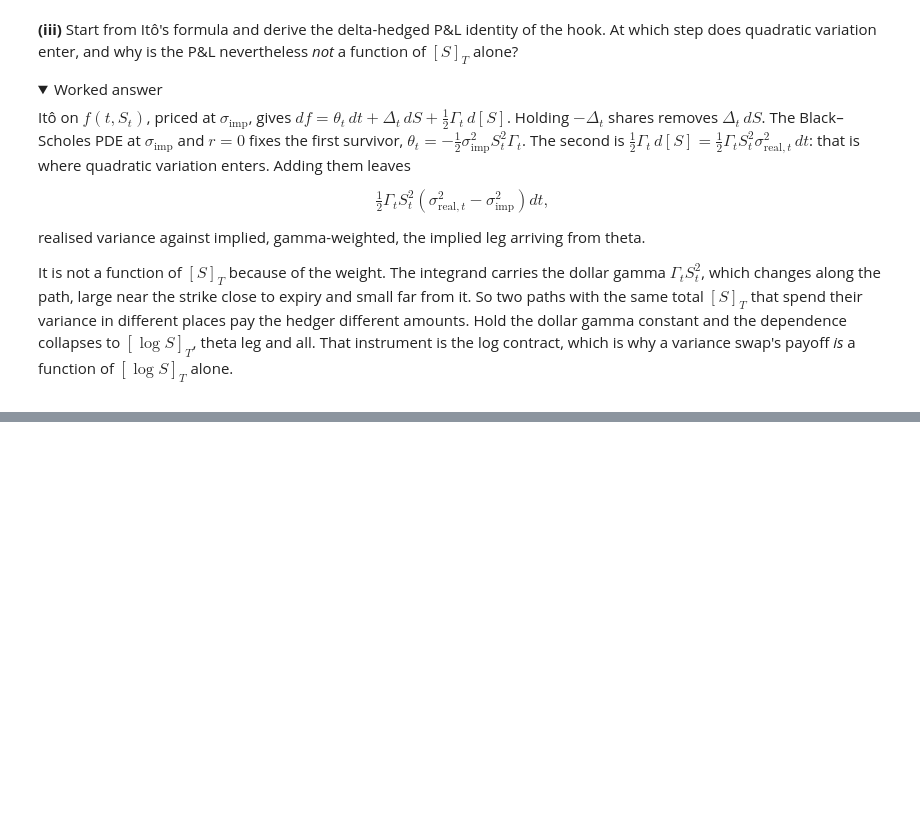
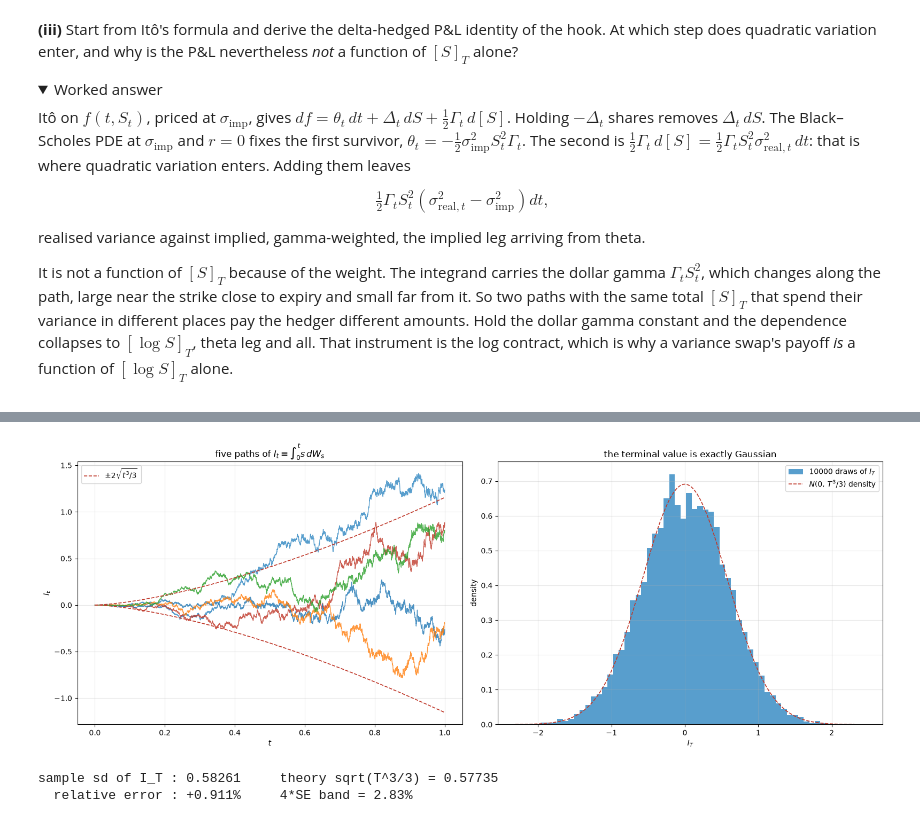
Before and after one commit to coreyjpritchard/rough-volatility, a Jupyter notebook: 00_warmup.ipynb, the cells around one changed output, grey strips where cells are left out. Cells and saved outputs as stored; diff of their text form; code cells hidden in the pictures; folded sections open; blank space fills up the shorter version.

```diff
--- a/00_warmup.ipynb
+++ b/00_warmup.ipynb
@@ -608,0 +634,40 @@ variance swap's payoff *is* a function of $[\log S]_T$ alone.
+# %%
+N_TOY, M_TOY = 4096, 10000     # steps, and paths for the terminal histogram
+
+# The simplest non-constant weight: f(s) = s. Isometry says Var(I_t) = int_0^t s^2 ds = t^3/3.
+grid_toy = np.linspace(0.0, T, N_TOY + 1)
+sd_toy = np.sqrt(grid_toy**3 / 3)
+
+I_paths = paths.wiener_integral(lambda s: s, n=N_TOY, T=T, m=5, seed=SEED + 10)
+I_end = paths.wiener_integral(lambda s: s, n=N_TOY, T=T, m=M_TOY, seed=SEED + 11)[:, -1]
+
+fig, (ax_p, ax_h) = plt.subplots(1, 2, figsize=FIGSIZE_WIDE)
+for row in I_paths:
+    ax_p.plot(grid_toy, row, alpha=0.8, lw=1.0)
+ax_p.plot(grid_toy, 2 * sd_toy, "--", color=ACCENT_ALT, label=r"$\pm 2\sqrt{t^3/3}$")
+ax_p.plot(grid_toy, -2 * sd_toy, "--", color=ACCENT_ALT)
+ax_p.set_title(r"five paths of $I_t = \int_0^t s\, dW_s$")
+ax_p.set_xlabel("$t$")
+ax_p.set_ylabel("$I_t$")
+ax_p.legend(loc="upper left")
+
+sd_T = np.sqrt(T**3 / 3)
+xs = np.linspace(-4 * sd_T, 4 * sd_T, 400)
+ax_h.hist(I_end, bins=60, density=True, color=ACCENT, alpha=0.8, label=f"{M_TOY} draws of $I_T$")
+ax_h.plot(xs, np.exp(-(xs**2) / (2 * sd_T**2)) / (sd_T * np.sqrt(2 * np.pi)),
+          "--", color=ACCENT_ALT, label=r"$N(0,\, T^3/3)$ density")
+ax_h.set_title("the terminal value is exactly Gaussian")
+ax_h.set_xlabel("$I_T$")
+ax_h.set_ylabel("density")
+ax_h.legend()
+fig.tight_layout()
+plt.show()
+
+# Exactly Gaussian draws, so the relative SE of a sample sd is exactly 1 / sqrt(2 * (m - 1)).
+band_toy = 4 / np.sqrt(2 * (M_TOY - 1))
+print(f"sample sd of I_T : {I_end.std(ddof=1):.5f}     theory sqrt(T^3/3) = {sd_T:.5f}")
+print(f"  relative error : {I_end.std(ddof=1) / sd_T - 1:+.3%}     4*SE band = {band_toy:.2%}")
+# %% [output]
+[figure, added]
+sample sd of I_T : 0.58261     theory sqrt(T^3/3) = 0.57735
+  relative error : +0.911%     4*SE band = 2.83%
```
Also changed, not shown: parts of 29 cells of this notebook, 3 other files.
